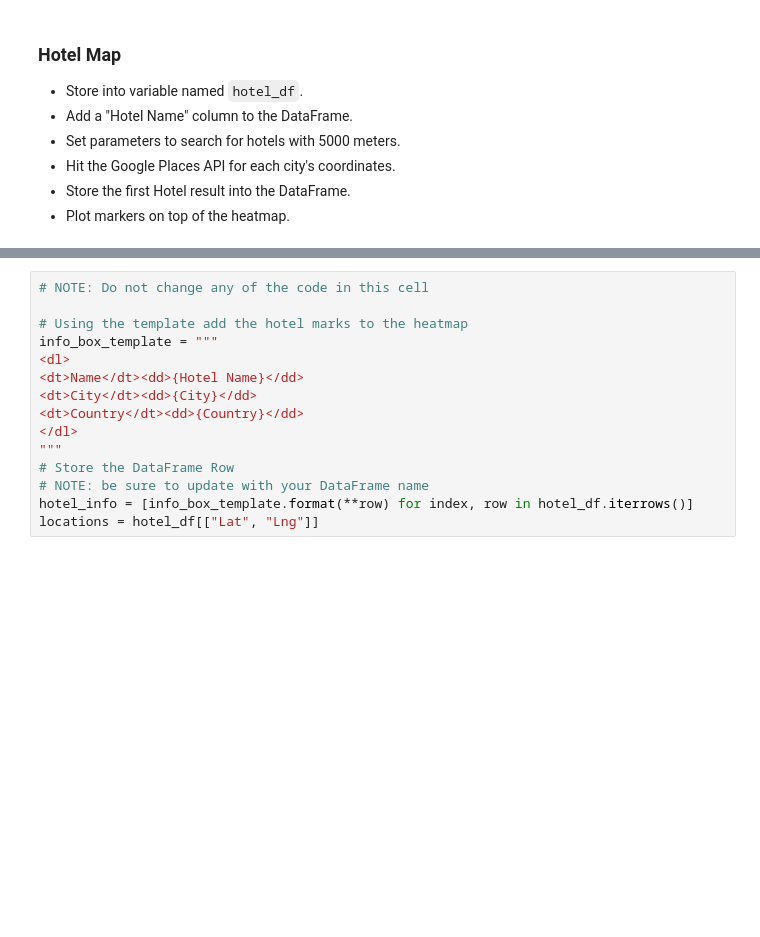
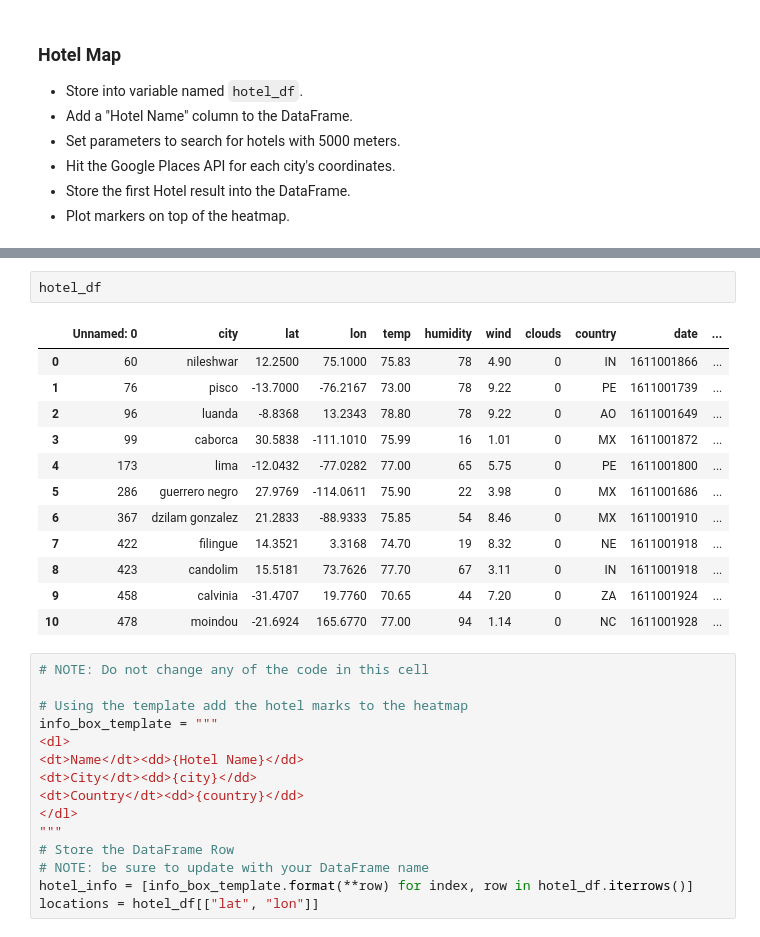
Before and after one commit to sidali6787/Python-APIs-Project, a Jupyter notebook: starter_code/VacationPy.ipynb, the cells around one changed output, grey strips where cells are left out. Drawn from its saved outputs; the diff is of its cells as text; blank space fills up the shorter version.

```diff
--- a/starter_code/VacationPy.ipynb
+++ b/starter_code/VacationPy.ipynb
@@ -47,3 +137,18 @@ FileNotFoundError: [Errno 2] File ../WeatherPy/output_data/cities.csv does not e
+# %%
+hotel_df
+# %% [output]
+|  | Unnamed: 0 | city | lat | lon | temp | humidity | wind | clouds | country | date | ... |
+| 0 | 60 | nileshwar | 12.2500 | 75.1000 | 75.83 | 78 | 4.90 | 0 | IN | 1611001866 | ... |
+| 1 | 76 | pisco | -13.7000 | -76.2167 | 73.00 | 78 | 9.22 | 0 | PE | 1611001739 | ... |
+| 2 | 96 | luanda | -8.8368 | 13.2343 | 78.80 | 78 | 9.22 | 0 | AO | 1611001649 | ... |
+| 3 | 99 | caborca | 30.5838 | -111.1010 | 75.99 | 16 | 1.01 | 0 | MX | 1611001872 | ... |
+| 4 | 173 | lima | -12.0432 | -77.0282 | 77.00 | 65 | 5.75 | 0 | PE | 1611001800 | ... |
+| 5 | 286 | guerrero negro | 27.9769 | -114.0611 | 75.90 | 22 | 3.98 | 0 | MX | 1611001686 | ... |
+| 6 | 367 | dzilam gonzalez | 21.2833 | -88.9333 | 75.85 | 54 | 8.46 | 0 | MX | 1611001910 | ... |
+| 7 | 422 | filingue | 14.3521 | 3.3168 | 74.70 | 19 | 8.32 | 0 | NE | 1611001918 | ... |
+| 8 | 423 | candolim | 15.5181 | 73.7626 | 77.70 | 67 | 3.11 | 0 | IN | 1611001918 | ... |
+| 9 | 458 | calvinia | -31.4707 | 19.7760 | 70.65 | 44 | 7.20 | 0 | ZA | 1611001924 | ... |
+| 10 | 478 | moindou | -21.6924 | 165.6770 | 77.00 | 94 | 1.14 | 0 | NC | 1611001928 | ... |
 # %%
 # NOTE: Do not change any of the code in this cell
 
@@ -51,13 +156,13 @@ FileNotFoundError: [Errno 2] File ../WeatherPy/output_data/cities.csv does not e
 info_box_template = """
 <dl>
 <dt>Name</dt><dd>{Hotel Name}</dd>
-<dt>City</dt><dd>{City}</dd>
-<dt>Country</dt><dd>{Country}</dd>
+<dt>City</dt><dd>{city}</dd>
+<dt>Country</dt><dd>{country}</dd>
 </dl>
 """
 # Store the DataFrame Row
 # NOTE: be sure to update with your DataFrame name
 hotel_info = [info_box_template.format(**row) for index, row in hotel_df.iterrows()]
-locations = hotel_df[["Lat", "Lng"]]
+locations = hotel_df[["lat", "lon"]]
 # %%
 # Add marker layer ontop of heat map
```
Also changed, not shown: parts of 10 cells of this notebook.
